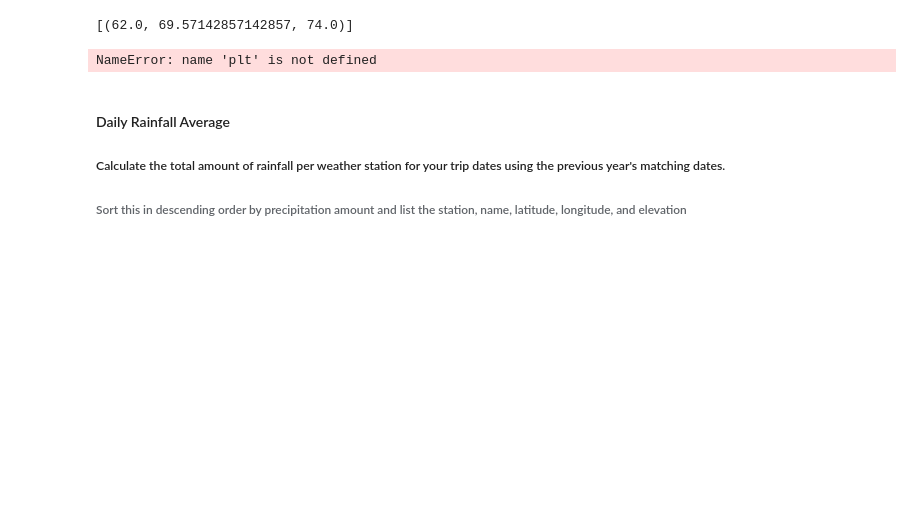
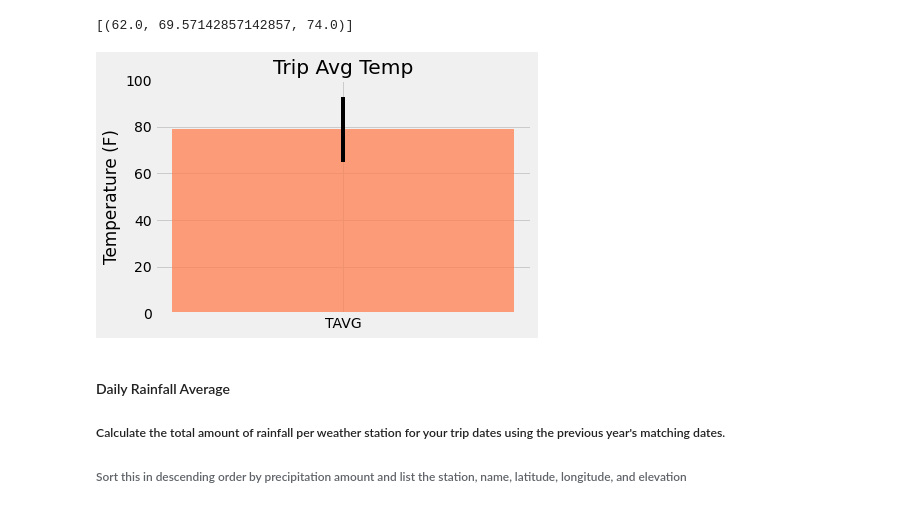
Before and after one commit to coreymcculley/sqlalchemy-challenge, a Jupyter notebook: CM_climate_starter.ipynb, the cells around one changed output. Drawn from its saved outputs; the diff is of its cells as text; code cells hidden in the pictures; blank space fills up the shorter version.

```diff
--- a/CM_climate_starter.ipynb
+++ b/CM_climate_starter.ipynb
@@ -321,16 +328,16 @@ trip_calc = [trip_calc[0][0], trip_calc[0][1], trip_calc[0][2]]
 # %%
 # Plot the results from your previous query as a bar chart.
 # Use "Trip Avg Temp" as your Title
 # Use the average temperature for the y value
 # Use the peak-to-peak (tmax-tmin) value as the y error bar (yerr)
 labels = ['TMIN', 'TAVG', 'TMAX']
 plt.bar(labels[1], trip_calc[1], yerr = (trip_calc[2]-trip_calc[0]), color = 'coral', alpha = .75)
 plt.title ('Trip Avg Temp')
 plt.ylabel('Temperature (F)')
-set_ylim(0, 100)
+plt.ylim(0, 100)
 plt.show()
 # %% [output]
-NameError: name 'plt' is not defined
+[figure, added]
 # %% [markdown]
 #### Daily Rainfall Average
 
```
Also changed, not shown: parts of 4 cells of this notebook.
